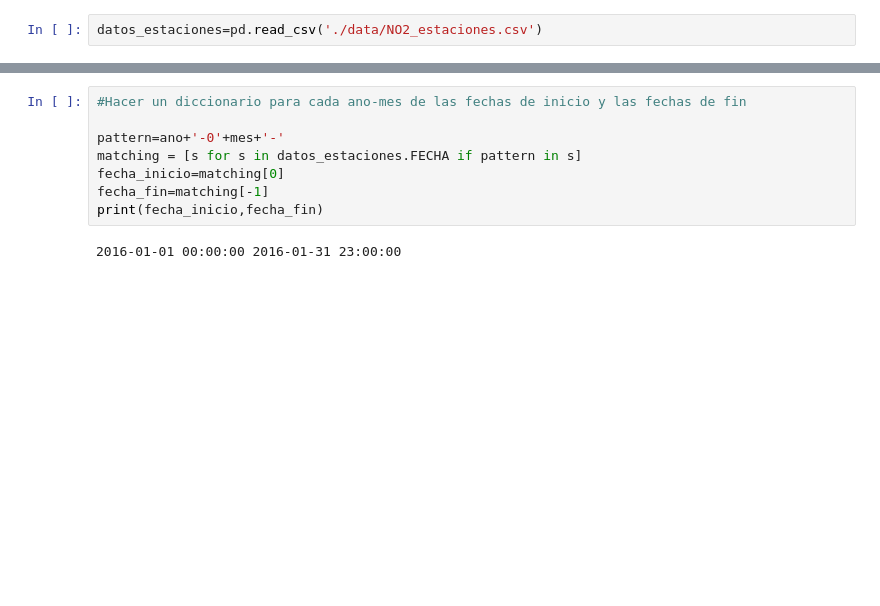
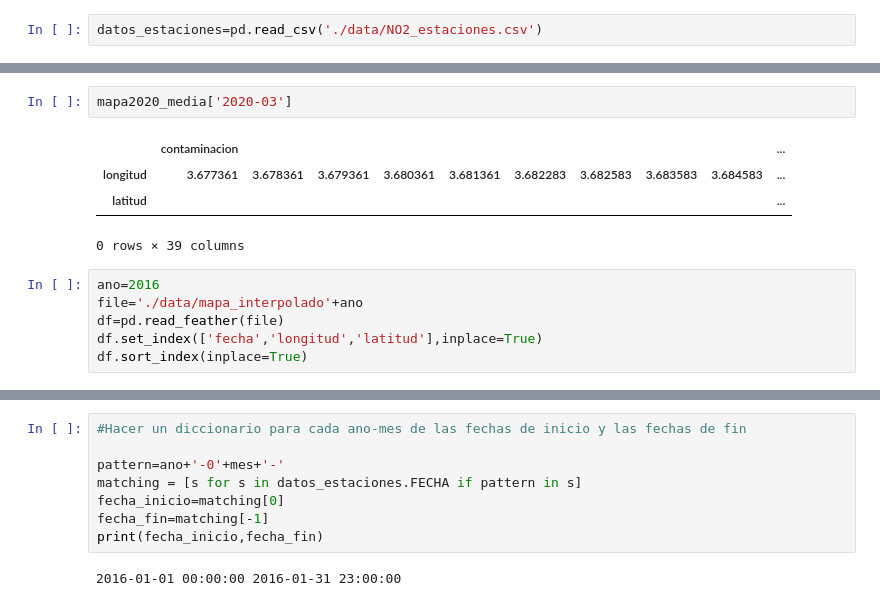
Before and after one commit to PeibolVL/TFM_MasterDataScience, a Jupyter notebook: MapPlot.ipynb, the cells around one changed output, grey strips where cells are left out. Drawn from its saved outputs; the diff is of its cells as text; blank space fills up the shorter version.

```diff
--- a/MapPlot.ipynb
+++ b/MapPlot.ipynb
@@ -11 +105,14 @@ datos_estaciones=pd.read_csv('./data/NO2_estaciones.csv')
+# %%
+mapa2020_media['2020-03']
+# %% [output]
+|  | contaminacion |  |  |  |  |  |  |  |  | ... |
+| longitud | 3.677361 | 3.678361 | 3.679361 | 3.680361 | 3.681361 | 3.682283 | 3.682583 | 3.683583 | 3.684583 | ... |
+| latitud |  |  |  |  |  |  |  |  |  | ... |
+0 rows × 39 columns
+# %%
+ano=2016
+file='./data/mapa_interpolado'+ano
+df=pd.read_feather(file)
+df.set_index(['fecha','longitud','latitud'],inplace=True)
+df.sort_index(inplace=True)
 # %%
```
Also changed, not shown: parts of 8 cells of this notebook, 1 other file.
